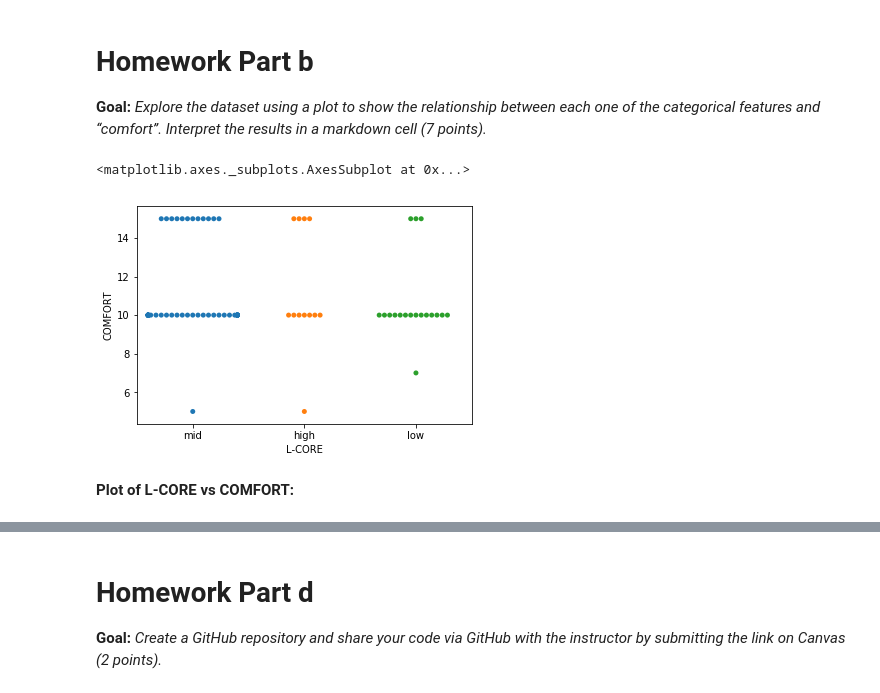
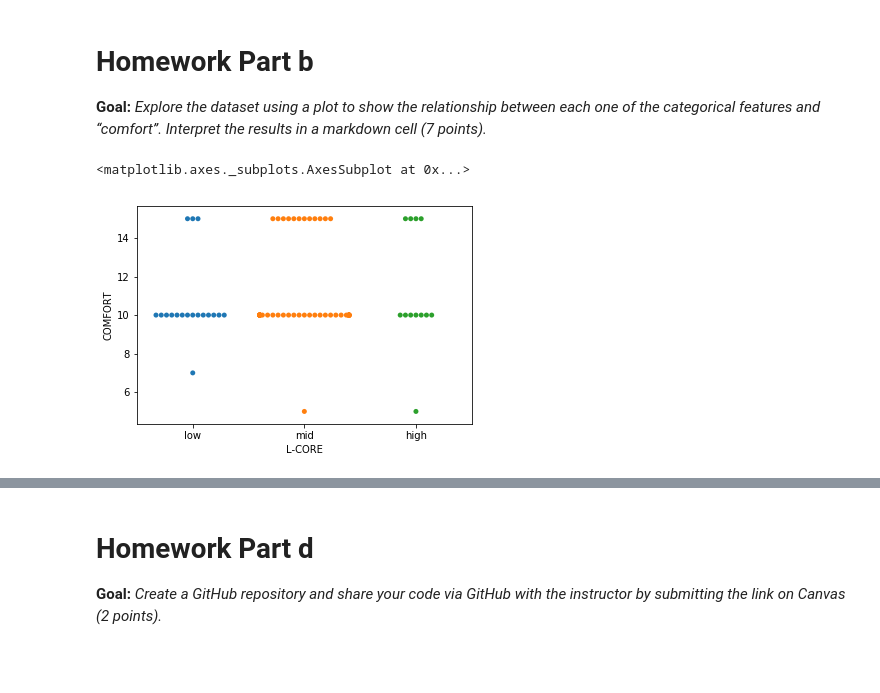
Before and after one commit to mdelbasha/BME4760_HW1, a Jupyter notebook: BME4760_HW1.ipynb, the cells around one changed output, grey strips where cells are left out. Saved outputs shown, nothing was run; the diff lists cells and outputs as text; code cells hidden in the pictures; blank space fills up the shorter version.

Commit message:
Added ordering to graphs and initial markdown explanation for graphs

```diff
--- a/BME4760_HW1.ipynb
+++ b/BME4760_HW1.ipynb
@@ -25,6 +23,7 @@ In the above cell, it was necessary to provide column headers for the informatio
 # %%
 # remove "?" from data
 explore = explore.replace('?', np.nan)
+explore = explore.replace('A ', 'A')
 explore = explore.dropna()
 # %% [markdown]
 In the above cell, it was necessary to replace the missing data denoted by *"?"* as it would result in error when attempting to visualize data effectively. Thus the **np.replace()** function was used to replace the elements with missing values with *NaN*. Then, using the **pd.DataFrame.dropna()** function, all the rows containing missing values where removed. This was done due to the patient specificity of of each comfort rating. It would not be effective to replace with other values as they would not represent the patient specific definition of comfort at discharge.
@@ -37,9 +36,7 @@ In the above cell, it was necessary to convert between the python *object* data
 # Homework Part b
 **Goal:** *Explore the dataset using a plot to show the relationship between each one of the categorical features and “comfort”. Interpret the results in a markdown cell (7 points).*
 # %%
-sns.swarmplot(x='L-CORE', y='COMFORT', data=explore) # L-CORE VS COMFORT
+sns.swarmplot(x='L-CORE', y='COMFORT', order=['low','mid','high'], data=explore) # L-CORE VS COMFORT
 # %% [output]
 <matplotlib.axes._subplots.AxesSubplot at 0x...>
-[figure, old version]
+[figure, new version]
-# %% [markdown]
-**Plot of L-CORE vs COMFORT:**
```
Also changed, not shown: parts of 16 cells of this notebook.
